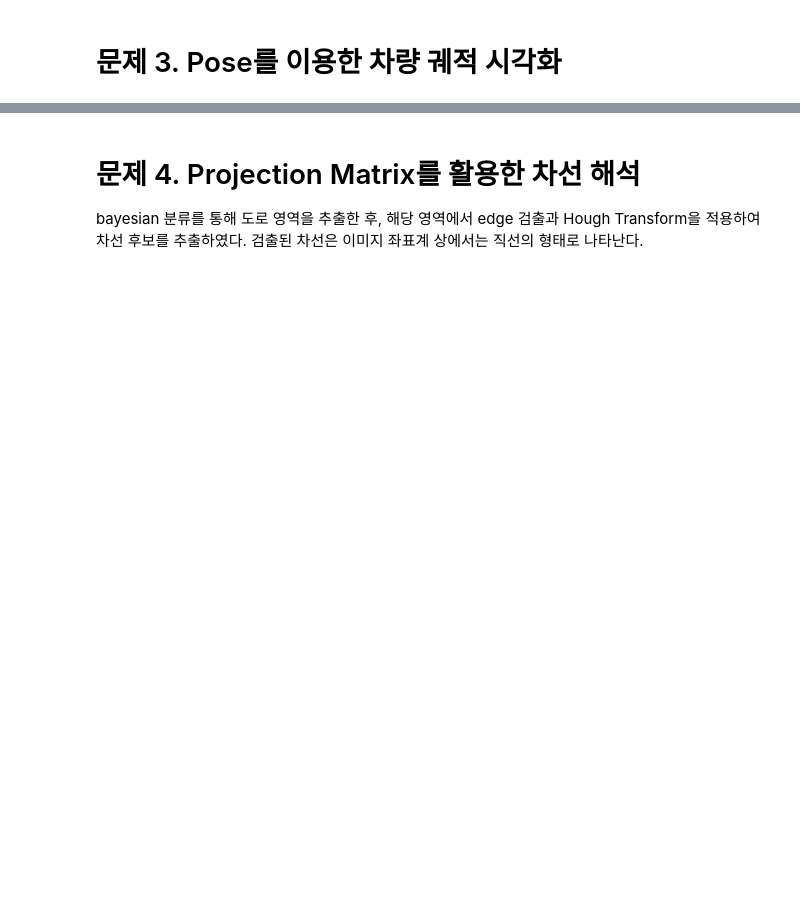
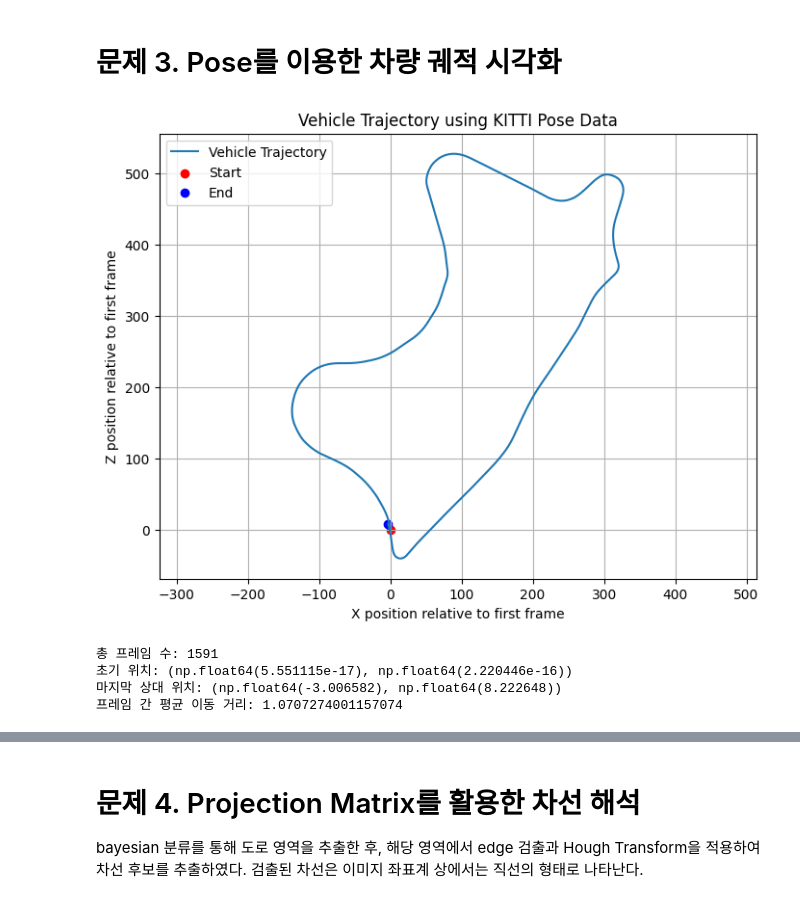
Before and after one commit to heochaeyun/autonomous_mobility, a Jupyter notebook: lane_detection/lane_detection.ipynb, the cells around one changed output, grey strips where cells are left out. Saved outputs shown, nothing was run; the diff lists cells and outputs as text; code cells hidden in the pictures; blank space fills up the shorter version.

```diff
--- a/lane_detection/lane_detection.ipynb
+++ b/lane_detection/lane_detection.ipynb
@@ -247,2 +263,78 @@ draw_points(image_path, points_2d)
 # %% [markdown]
 # 문제 3. Pose를 이용한 차량 궤적 시각화
+# %%
+import numpy as np
+import matplotlib.pyplot as plt
+
+
+def plot_trajectory_2d_relative(pose_file):
+    poses = []
+
+    # 1. KITTI pose 파일 읽기
+    with open(pose_file, "r") as f:
+        for line in f:
+            values = list(map(float, line.split()))
+            T = np.array(values).reshape(3, 4)
+            poses.append(T)
+
+    # 2. 각 프레임의 카메라 위치 추출
+    xs = []
+    zs = []
+
+    for T in poses:
+        x = T[0, 3]
+        z = T[2, 3]
+
+        xs.append(x)
+        zs.append(z)
+
+    # 3. 초기 프레임을 기준 좌표계로 설정
+    x0 = xs[0]
+    z0 = zs[0]
+
+    xs_relative = [x - x0 for x in xs]
+    zs_relative = [z - z0 for z in zs]
+
+    # 4. 프레임 간 이동 거리 계산
+    distances = []
+
+    for i in range(1, len(xs_relative)):
+        dx = xs_relative[i] - xs_relative[i - 1]
+        dz = zs_relative[i] - zs_relative[i - 1]
+        distance = np.sqrt(dx**2 + dz**2)
+        distances.append(distance)
+
+    avg_distance = np.mean(distances)
+
+    # 5. 2D 궤적 시각화
+    plt.figure(figsize=(8, 6))
+
+    plt.plot(xs_relative, zs_relative, label="Vehicle Trajectory")
+    plt.scatter(xs_relative[0], zs_relative[0], color="red", label="Start")
+    plt.scatter(xs_relative[-1], zs_relative[-1], color="blue", label="End")
+
+    plt.xlabel("X position relative to first frame")
+    plt.ylabel("Z position relative to first frame")
+    plt.title("Vehicle Trajectory using KITTI Pose Data")
+    plt.legend()
+    plt.grid(True)
+    plt.axis("equal")
+
+    plt.show()
+
+    # 6. 이동 정보 출력
+    print("총 프레임 수:", len(poses))
+    print("초기 위치:", (x0, z0))
+    print("마지막 상대 위치:", (xs_relative[-1], zs_relative[-1]))
+    print("프레임 간 평균 이동 거리:", avg_distance)
+
+
+# 실행 예시
+pose_file = "/Volumes/autonomous_mobility/dataset/poses/09.txt"
+plot_trajectory_2d_relative(pose_file)
+# %% [output]
+[figure, added]
+총 프레임 수: 1591
+초기 위치: (np.float64(5.551115e-17), np.float64(2.220446e-16))
+마지막 상대 위치: (np.float64(-3.006582), np.float64(8.222648))
+프레임 간 평균 이동 거리: 1.0707274001157074
```
Also changed, not shown: parts of 12 cells of this notebook, 5 other files.
